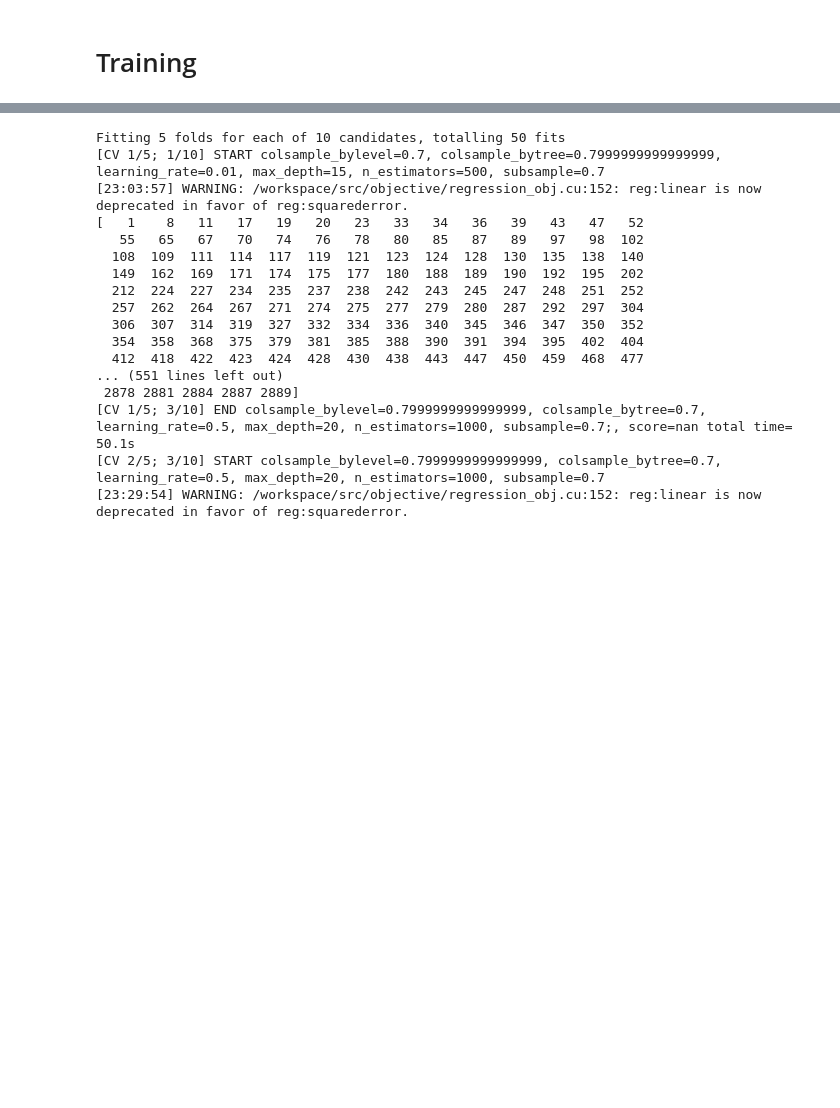
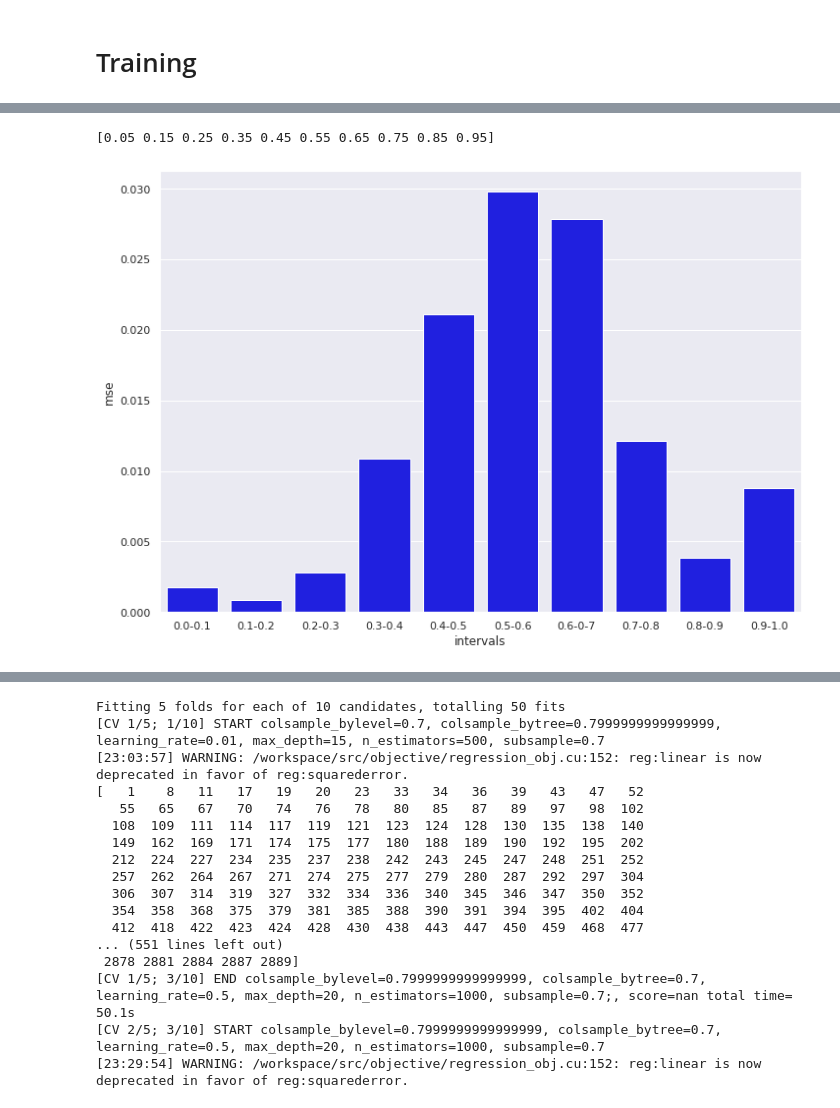
Before and after one commit to lucarossi9/DNA_binding_site_prediction, a Jupyter notebook: Full_regression.ipynb, the cells around one changed output, grey strips where cells are left out. Drawn from its saved outputs; the diff is of its cells as text; code cells hidden in the pictures; blank space fills up the shorter version.

```diff
--- a/Full_regression.ipynb
+++ b/Full_regression.ipynb
@@ -269,3 +269,9 @@ importance_boundary = stats.boxcox([0.7,1.],fitted_lambda)[0]
 print(importance_boundary)
 # %% [output]
 -0.4286406555284001
+# %%
+# try with the L1 norm
+x_train1,y_train1 = smote_sf(x_train,y_train,undersample=0.1,oversample=0.3, kneighbors=5, distance = 1., importance_class = importance_boundary)
+p = np.random.permutation(len(y_train1))
+x_train1 = x_train1[p]
+y_train1 = y_train1[p]
@@ -336,0 +355,5 @@ plt.show()
+# %%
+model1 = XGBRegressor(subsample = 0.8999999999999999, n_estimators= 500,
+                     max_depth = 20, learning_rate = 0.01, colsample_bytree = 0.7999999999999999, colsample_bylevel = 0.6, obj=penalized_MSE )
+model1.fit(x_train1, y_train1,eval_metric=penalized_MSE_train)
+predictions1 = model1.predict(x_test)
@@ -336,0 +362,2 @@ plt.show()
+# %%
+predictions1 = sci.special.inv_boxcox(predictions1, fitted_lambda)
@@ -336,0 +376,17 @@ plt.show()
+# %%
+range_values = np.arange(0.05,1.05,0.1)
+mse_ranges = []
+print(range_values)
+for val in range_values:
+    labels_range = y_test[np.where(np.abs(y_test-val)<=0.05)]
+    correspondent_predictions = predictions1[np.where(np.abs(y_test-val)<=0.05)]
+    mse_ranges.append(MSE(correspondent_predictions, labels_range))
+sns.set(rc={'figure.figsize':(11.7,8.27)})
+intervals = ['0.0-0.1', '0.1-0.2', '0.2-0.3', '0.3-0.4','0.4-0.5', '0.5-0.6', '0.6-0-7', '0.7-0.8', '0.8-0.9', '0.9-1.0']
+dict_mse = {'intervals': intervals, 'mse': mse_ranges}
+df_mse = pd.DataFrame.from_dict(dict_mse)
+sns.barplot(x = df_mse['intervals'], y = df_mse['mse'], color='blue')
+plt.show()
+# %% [output]
+[0.05 0.15 0.25 0.35 0.45 0.55 0.65 0.75 0.85 0.95]
+[figure, added]
```
Also changed, not shown: parts of 11 cells of this notebook.
